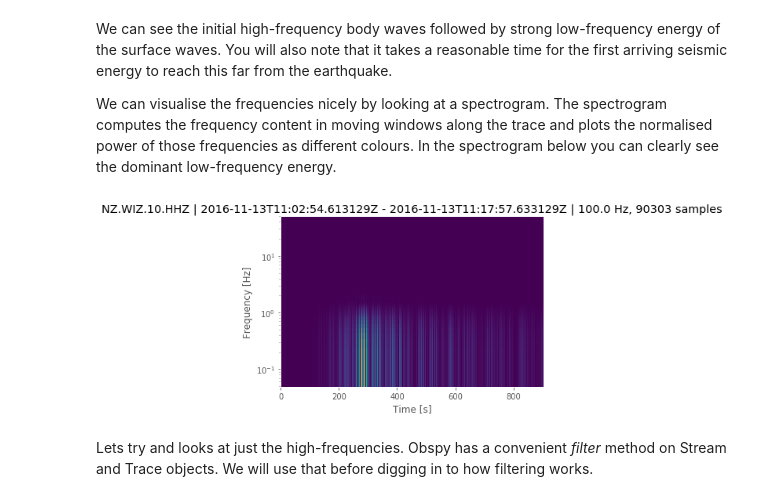
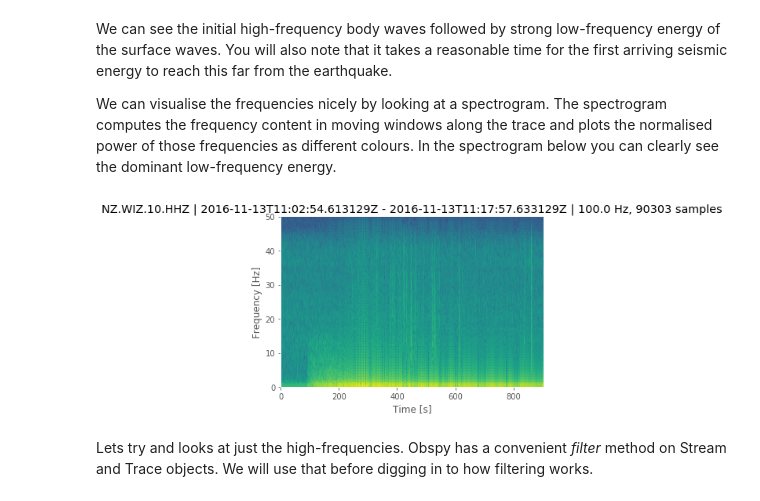
Before and after one commit to calum-chamberlain/GPHS445_notebooks, a Jupyter notebook: 1_Processing_and_recording/4_Filtering_Resampling.ipynb, the cells around one changed output. Cells and saved outputs as stored; diff of their text form; code cells hidden in the pictures.

```diff
--- a/1_Processing_and_recording/4_Filtering_Resampling.ipynb
+++ b/1_Processing_and_recording/4_Filtering_Resampling.ipynb
@@ -51,9 +51,9 @@ We can visualise the frequencies nicely by looking at a spectrogram.  The spectr
 in moving windows along the trace and plots the normalised power of those frequencies as different colours. In the spectrogram
 below you can clearly see the dominant low-frequency energy.
 # %%
-fig = st[0].spectrogram(log=True)
+fig = st[0].spectrogram(dbscale=True)
 # %% [output]
-[figure, old version]
+[figure, new version]
 # %% [markdown]
 Lets try and looks at just the high-frequencies.  Obspy has a convenient *filter* method on Stream and Trace objects.  We will use that before digging in to how
 filtering works.
```
Also changed, not shown: parts of 4 cells of this notebook, 4 other files.
